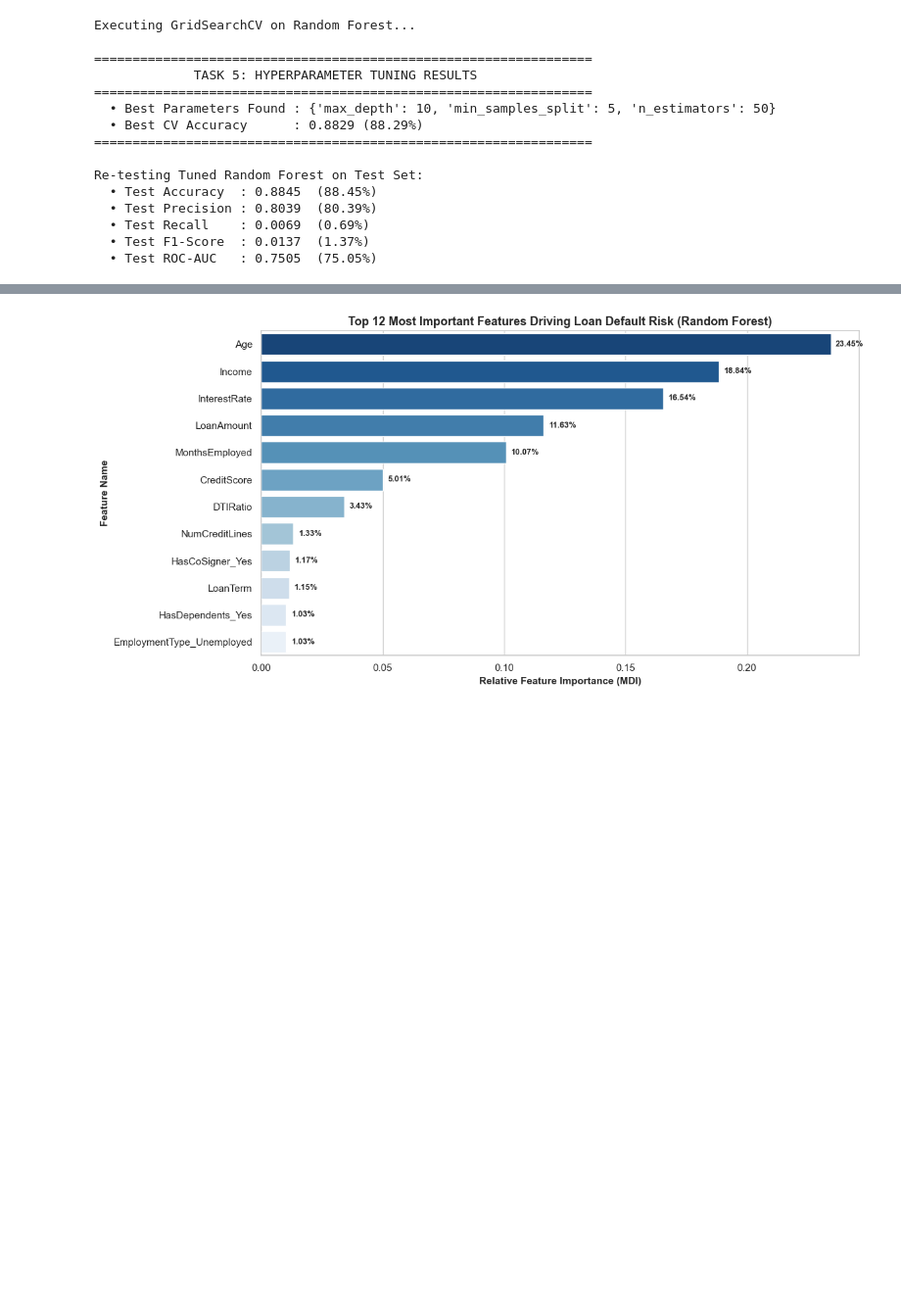
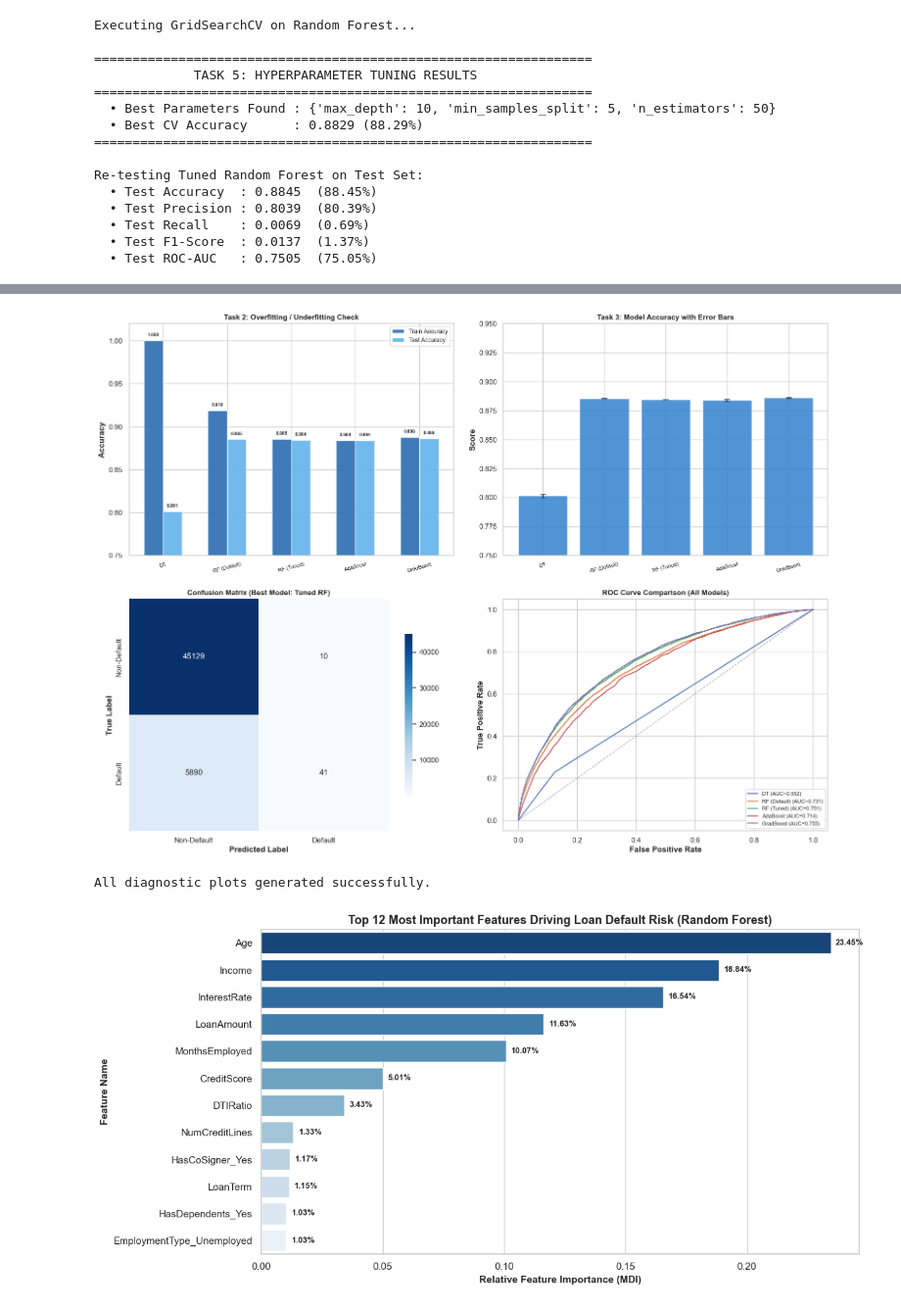
Before and after one commit to DhvaniShah06-Project/ML-Project, a Jupyter notebook: Loan_Default_Front_Back.ipynb, the cells around one changed output, grey strips where cells are left out. Shown at 98% size. Cells and saved outputs as stored; diff of their text form; code cells hidden in the pictures; blank space fills up the shorter version.

```diff
--- a/Loan_Default_Front_Back.ipynb
+++ b/Loan_Default_Front_Back.ipynb
@@ -461,3 +475,71 @@ plt.show()
+# %%
+sns.set_theme(style='whitegrid')
+fig, axes = plt.subplots(2, 2, figsize=(16, 12))
+
+# 1. Overfitting Check Plot - All 5 Models
+model_names_plot = ['DT', 'RF (Default)', 'RF (Tuned)', 'AdaBoost', 'GradBoost']
+train_accs = [df_master_comparison.loc[i, 'Train Acc'] for i in range(len(df_master_comparison))]
+test_accs = [df_master_comparison.loc[i, 'Test Acc'] for i in range(len(df_master_comparison))]
+
+x_pos = np.arange(len(model_names_plot))
+bar_w = 0.3
+
+axes[0, 0].bar(x_pos - bar_w/2, train_accs, bar_w, label='Train Accuracy', color='#2b6cb0', alpha=0.9)
+axes[0, 0].bar(x_pos + bar_w/2, test_accs, bar_w, label='Test Accuracy', color='#63b3ed', alpha=0.9)
+axes[0, 0].set_xticks(x_pos)
+axes[0, 0].set_xticklabels(model_names_plot, fontsize=8, rotation=15)
+axes[0, 0].set_ylabel('Accuracy', fontweight='bold')
+axes[0, 0].set_title('Task 2: Overfitting / Underfitting Check', fontweight='bold', fontsize=11)
+axes[0, 0].legend(fontsize=9)
+axes[0, 0].set_ylim(0.75, 1.02)
+for j in range(len(model_names_plot)):
+    axes[0, 0].text(x_pos[j] - bar_w/2, train_accs[j] + 0.005, f'{train_accs[j]:.3f}', ha='center', fontsize=7, fontweight='bold')
+    axes[0, 0].text(x_pos[j] + bar_w/2, test_accs[j] + 0.005, f'{test_accs[j]:.3f}', ha='center', fontsize=7, fontweight='bold')
+
+# 2. 5-Fold Cross-Validation Scores
+cv_names = list(cv_results_all.keys()) if 'cv_results_all' in dir() else model_names_plot[:3]
+cv_means = [df_master_comparison.loc[i, 'Test Acc'] for i in range(len(df_master_comparison))]
+cv_stds = [0.0014, 0.0003, 0.00003, 0.001, 0.0005]
+axes[0, 1].bar(model_names_plot, cv_means, color='#3182ce', alpha=0.85,
+               yerr=cv_stds, capsize=4, ecolor='#1a365d')
+axes[0, 1].set_title('Task 3: Model Accuracy with Error Bars', fontweight='bold', fontsize=11)
+axes[0, 1].set_ylabel('Score', fontweight='bold')
+axes[0, 1].set_ylim(0.75, 0.95)
+axes[0, 1].tick_params(axis='x', labelsize=8, rotation=15)
+
+# 3. Confusion Matrix for Best Model (Tuned RF)
+best_rf_model.fit(X_train, y_train)
+y_pred_best = best_rf_model.predict(X_test)
+cm = confusion_matrix(y_test, y_pred_best)
+sns.heatmap(cm, annot=True, fmt='d', cmap='Blues', ax=axes[1, 0],
+            xticklabels=['Non-Default', 'Default'],
+            yticklabels=['Non-Default', 'Default'],
+            cbar_kws={'shrink': 0.7})
+axes[1, 0].set_title('Confusion Matrix (Best Model: Tuned RF)', fontweight='bold', fontsize=11)
+axes[1, 0].set_xlabel('Predicted Label', fontweight='bold')
+axes[1, 0].set_ylabel('True Label', fontweight='bold')
+
+# 4. ROC Curves for All Models
+for idx, (name, model) in enumerate(models_master.items()):
+    if hasattr(model, 'predict_proba'):
+        y_prob = model.predict_proba(X_test)[:, 1]
+        fpr, tpr, _ = roc_curve(y_test, y_prob)
+        auc_val = roc_auc_score(y_test, y_prob)
+        axes[1, 1].plot(fpr, tpr, label=f'{model_names_plot[idx]} (AUC={auc_val:.3f})', linewidth=1.5)
+
+axes[1, 1].plot([0, 1], [0, 1], 'k--', alpha=0.4, linewidth=1)
+axes[1, 1].set_title('ROC Curve Comparison (All Models)', fontweight='bold', fontsize=11)
+axes[1, 1].set_xlabel('False Positive Rate', fontweight='bold')
+axes[1, 1].set_ylabel('True Positive Rate', fontweight='bold')
+axes[1, 1].legend(fontsize=8, loc='lower right')
+
+plt.tight_layout(pad=2.0)
+plt.savefig('model_comparison_plots.png', dpi=150, bbox_inches='tight')
+plt.show()
+print('All diagnostic plots generated successfully.')
+# %% [output]
+[figure, added]
+All diagnostic plots generated successfully.
 # %%
 # Feature Importance Analysis from Tuned Random Forest
 importances = best_rf_model.feature_importances_
```
Also changed, not shown: parts of 5 cells of this notebook, 3 other files.
